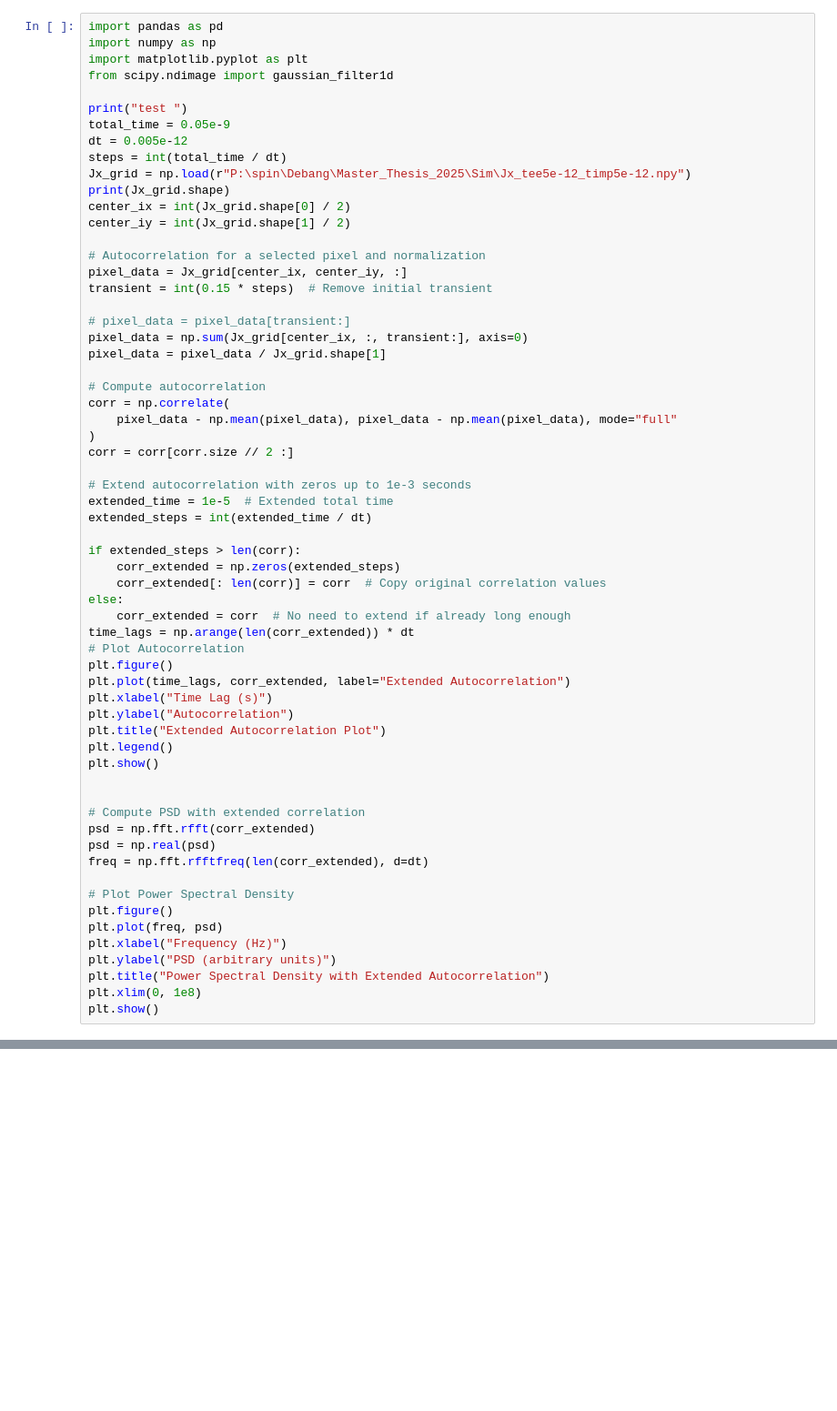
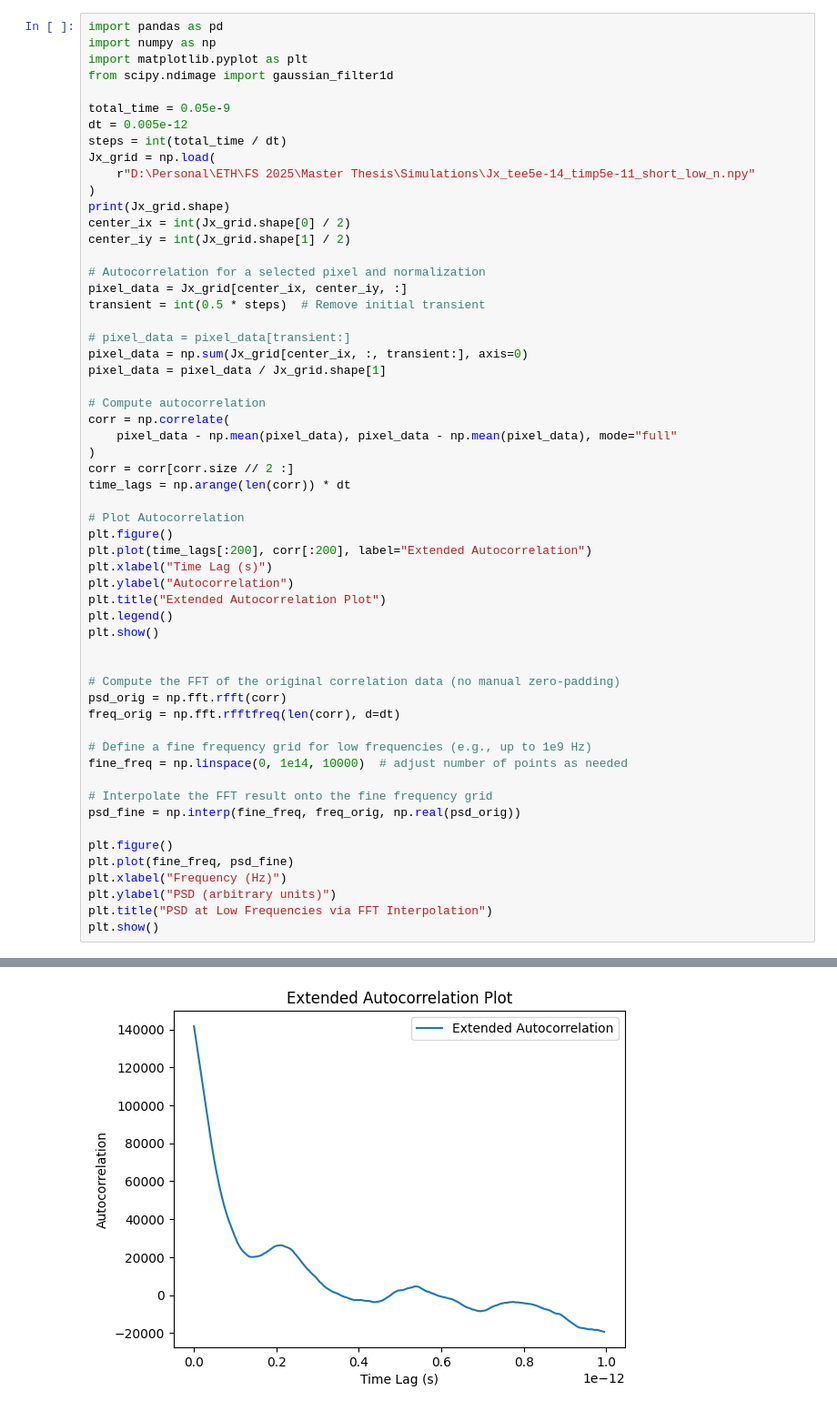
Before and after one commit to debshi01/Simulations, a Jupyter notebook: data_analysis.ipynb, the cells around one changed output, grey strips where cells are left out. Shown at 91% size. Drawn from its saved outputs; the diff is of its cells as text; blank space fills up the shorter version.

Commit message:
correct some numbers

```diff
--- a/data_analysis.ipynb
+++ b/data_analysis.ipynb
@@ -4,18 +4,19 @@ import numpy as np
 import matplotlib.pyplot as plt
 from scipy.ndimage import gaussian_filter1d
 
-print("test ")
 total_time = 0.05e-9
 dt = 0.005e-12
 steps = int(total_time / dt)
-Jx_grid = np.load(r"P:\spin\Debang\Master_Thesis_2025\Sim\Jx_tee5e-12_timp5e-12.npy")
+Jx_grid = np.load(
+    r"D:\Personal\ETH\FS 2025\Master Thesis\Simulations\Jx_tee5e-14_timp5e-11_short_low_n.npy"
+)
 print(Jx_grid.shape)
 center_ix = int(Jx_grid.shape[0] / 2)
 center_iy = int(Jx_grid.shape[1] / 2)
 
 # Autocorrelation for a selected pixel and normalization
 pixel_data = Jx_grid[center_ix, center_iy, :]
-transient = int(0.15 * steps)  # Remove initial transient
+transient = int(0.5 * steps)  # Remove initial transient
 
 # pixel_data = pixel_data[transient:]
 pixel_data = np.sum(Jx_grid[center_ix, :, transient:], axis=0)
@@ -26,20 +27,11 @@ corr = np.correlate(
     pixel_data - np.mean(pixel_data), pixel_data - np.mean(pixel_data), mode="full"
 )
 corr = corr[corr.size // 2 :]
+time_lags = np.arange(len(corr)) * dt
 
-# Extend autocorrelation with zeros up to 1e-3 seconds
-extended_time = 1e-5  # Extended total time
-extended_steps = int(extended_time / dt)
-
-if extended_steps > len(corr):
-    corr_extended = np.zeros(extended_steps)
-    corr_extended[: len(corr)] = corr  # Copy original correlation values
-else:
-    corr_extended = corr  # No need to extend if already long enough
-time_lags = np.arange(len(corr_extended)) * dt
 # Plot Autocorrelation
 plt.figure()
-plt.plot(time_lags, corr_extended, label="Extended Autocorrelation")
+plt.plot(time_lags[:200], corr[:200], label="Extended Autocorrelation")
 plt.xlabel("Time Lag (s)")
 plt.ylabel("Autocorrelation")
 plt.title("Extended Autocorrelation Plot")
@@ -47,17 +39,20 @@ plt.legend()
 plt.show()
 
 
-# Compute PSD with extended correlation
-psd = np.fft.rfft(corr_extended)
-psd = np.real(psd)
-freq = np.fft.rfftfreq(len(corr_extended), d=dt)
+# Compute the FFT of the original correlation data (no manual zero-padding)
+psd_orig = np.fft.rfft(corr)
+freq_orig = np.fft.rfftfreq(len(corr), d=dt)
 
-# Plot Power Spectral Density
+# Define a fine frequency grid for low frequencies (e.g., up to 1e9 Hz)
+fine_freq = np.linspace(0, 1e14, 10000)  # adjust number of points as needed
+
+# Interpolate the FFT result onto the fine frequency grid
+psd_fine = np.interp(fine_freq, freq_orig, np.real(psd_orig))
+
 plt.figure()
-plt.plot(freq, psd)
+plt.plot(fine_freq, psd_fine)
 plt.xlabel("Frequency (Hz)")
 plt.ylabel("PSD (arbitrary units)")
-plt.title("Power Spectral Density with Extended Autocorrelation")
-plt.xlim(0, 1e8)
+plt.title("PSD at Low Frequencies via FFT Interpolation")
 plt.show()
 # %% [output]
@@ -64,0 +60 @@ FileNotFoundError: [Errno 2] No such file or directory: 'P:\\spin\\Debang\\Maste
+[figure, added]
```
Also changed, not shown: parts of 2 cells of this notebook, 1 other file.
